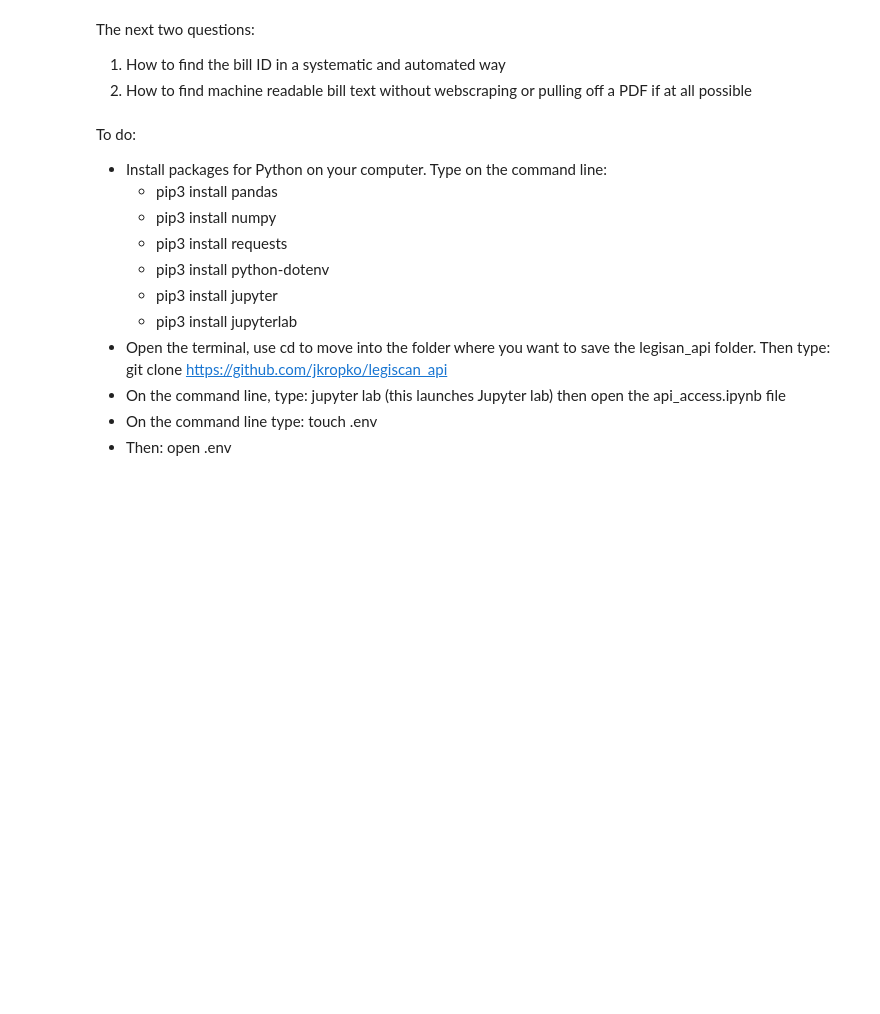
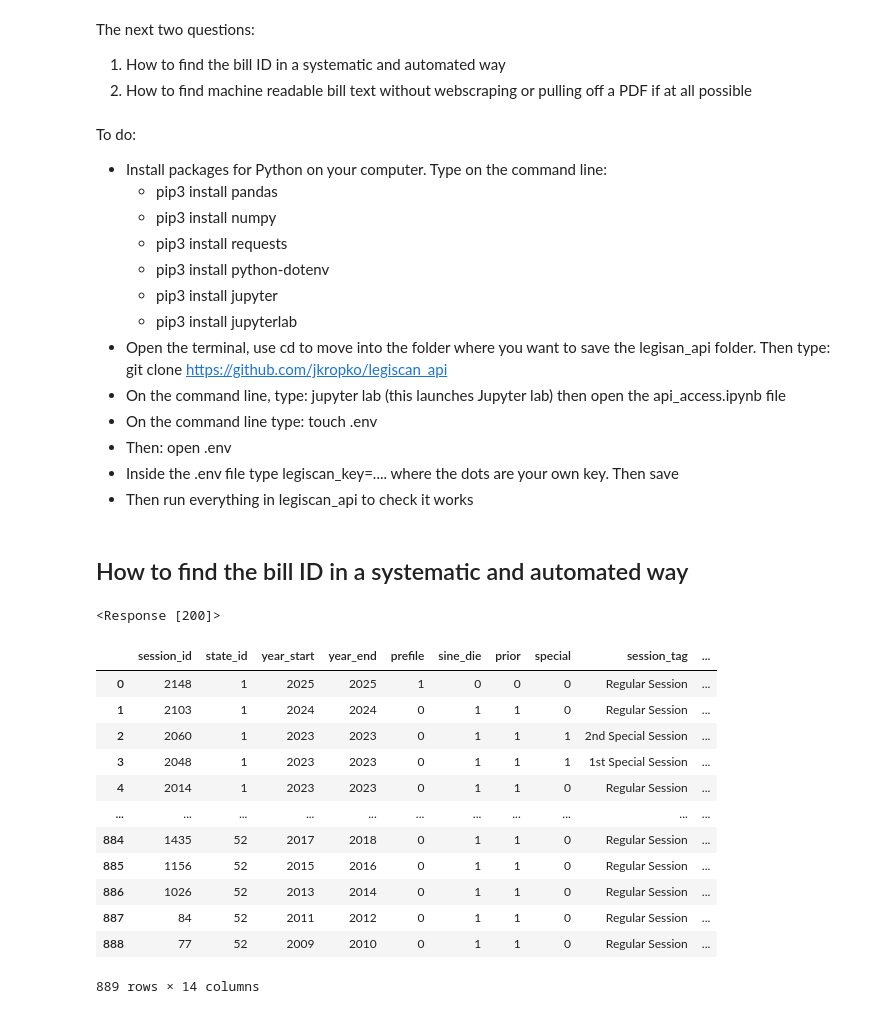
Before and after one commit to jkropko/legiscan_api, a Jupyter notebook: api_access.ipynb, the cells around one changed output. Cells and saved outputs as stored; diff of their text form; code cells hidden in the pictures; blank space fills up the shorter version.

```diff
--- a/api_access.ipynb
+++ b/api_access.ipynb
@@ -59,3 +59,34 @@ To do:
 * On the command line, type: jupyter lab (this launches Jupyter lab) then open the api_access.ipynb file
 * On the command line type: touch .env
 * Then: open .env
+* Inside the .env file type legiscan_key=.... where the dots are your own key. Then save
+* Then run everything in legiscan_api to check it works
+# %% [markdown]
+## How to find the bill ID in a systematic and automated way
+# %%
+#https://api.legiscan.com/?key=APIKEY&op=getSessionList
+params = {'key': legiscan_key,
+         'op': 'getSessionList'}
+r = requests.get(root, params=params)
+r
+# %% [output]
+<Response [200]>
+# %%
+myjson = json.loads(r.text)
+session_df = pd.json_normalize(myjson, record_path = ['sessions'])
+# %%
+session_df
+# %% [output]
+|  | session_id | state_id | year_start | year_end | prefile | sine_die | prior | special | session_tag | ... |
+| 0 | 2148 | 1 | 2025 | 2025 | 1 | 0 | 0 | 0 | Regular Session | ... |
+| 1 | 2103 | 1 | 2024 | 2024 | 0 | 1 | 1 | 0 | Regular Session | ... |
+| 2 | 2060 | 1 | 2023 | 2023 | 0 | 1 | 1 | 1 | 2nd Special Session | ... |
+| 3 | 2048 | 1 | 2023 | 2023 | 0 | 1 | 1 | 1 | 1st Special Session | ... |
+| 4 | 2014 | 1 | 2023 | 2023 | 0 | 1 | 1 | 0 | Regular Session | ... |
+| ... | ... | ... | ... | ... | ... | ... | ... | ... | ... | ... |
+| 884 | 1435 | 52 | 2017 | 2018 | 0 | 1 | 1 | 0 | Regular Session | ... |
+| 885 | 1156 | 52 | 2015 | 2016 | 0 | 1 | 1 | 0 | Regular Session | ... |
+| 886 | 1026 | 52 | 2013 | 2014 | 0 | 1 | 1 | 0 | Regular Session | ... |
+| 887 | 84 | 52 | 2011 | 2012 | 0 | 1 | 1 | 0 | Regular Session | ... |
+| 888 | 77 | 52 | 2009 | 2010 | 0 | 1 | 1 | 0 | Regular Session | ... |
+889 rows × 14 columns
```
Also changed, not shown: parts of 15 cells of this notebook.
